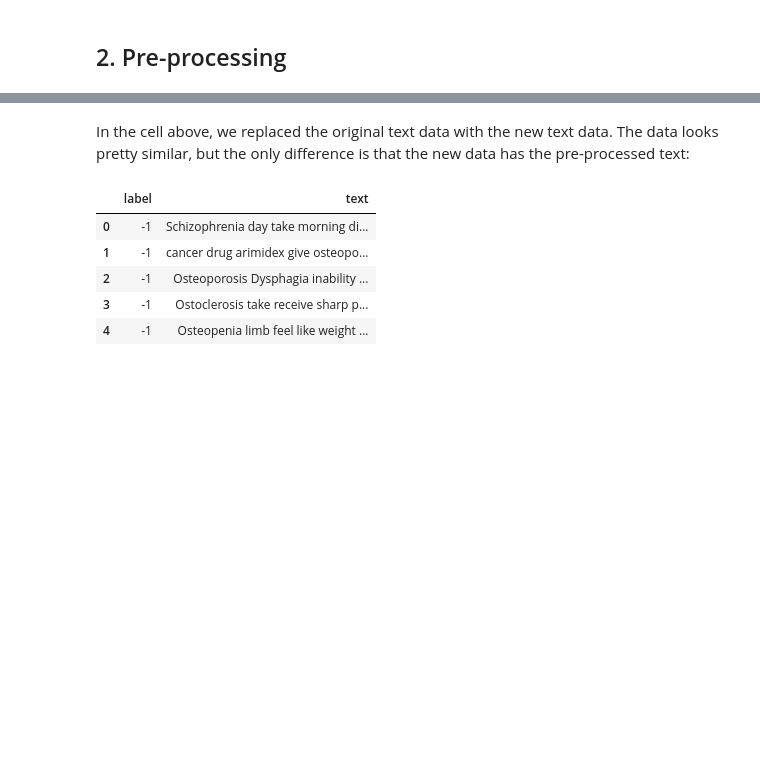
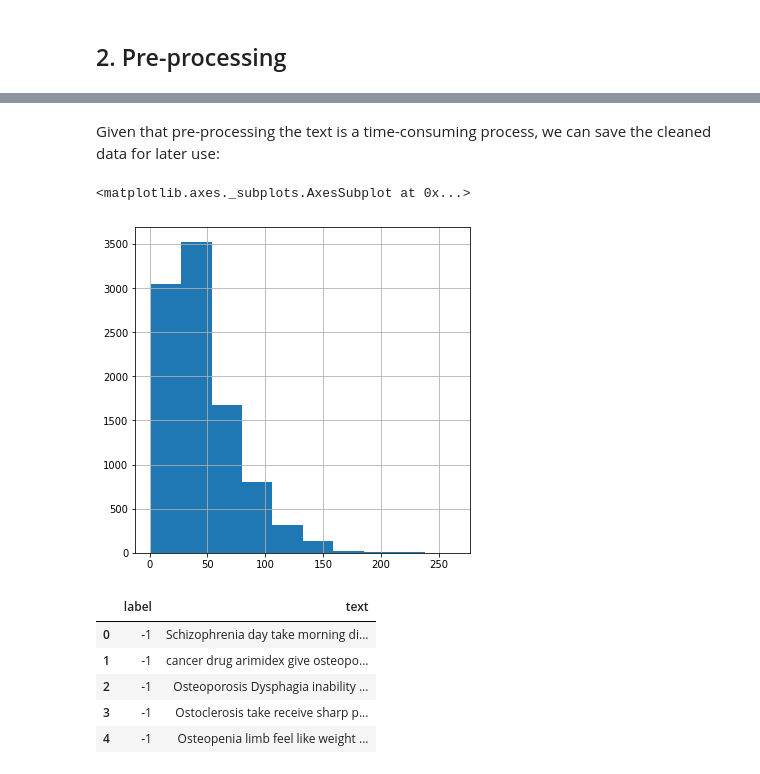
Before and after one commit to greermp/mod4project, a Jupyter notebook: DrugExperience_Master.ipynb, the cells around one changed output, grey strips where cells are left out. Saved outputs shown, nothing was run; the diff lists cells and outputs as text; code cells hidden in the pictures; blank space fills up the shorter version.

```diff
--- a/DrugExperience_Master.ipynb
+++ b/DrugExperience_Master.ipynb
@@ -93,2 +106,2 @@ df['text'] = df.text.progress_apply(lambda text:
-# %% [markdown]
-In the cell above, we replaced the original text data with the new text data. The data looks pretty similar, but the only difference is that the new data has the pre-processed text:
+# %% [markdown]
+Given that pre-processing the text is a time-consuming process, we can save the cleaned data for later use:
@@ -95,3 +110,9 @@ In the cell above, we replaced the original text data with the new text data. Th
+# %%
+df['word_count'] = df.text.apply(lambda x:len(x.split()))
+df.word_count.hist()
+# %% [output]
+<matplotlib.axes._subplots.AxesSubplot at 0x...>
+[figure, added]
 # %%
 df.head()
 # %% [output]
```
Also changed, not shown: parts of 31 cells of this notebook, 1 other file.
